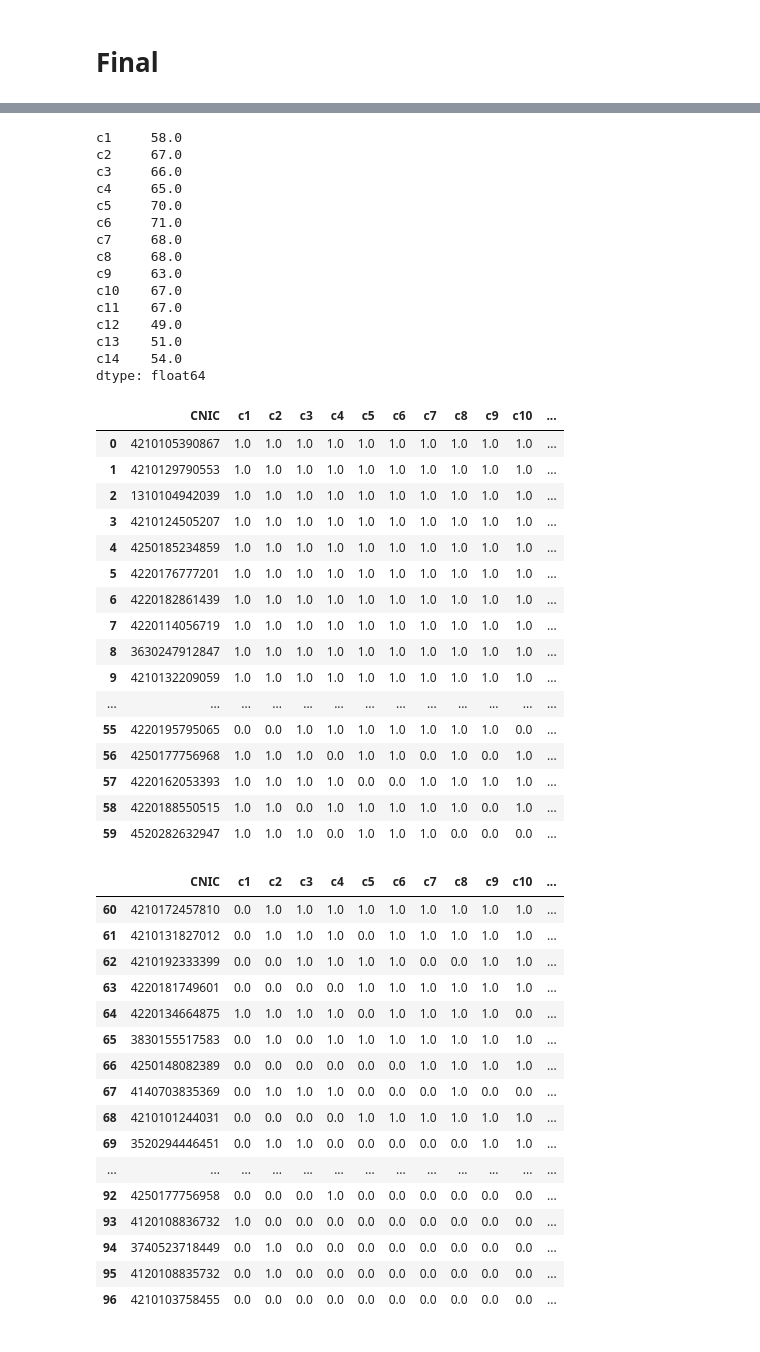
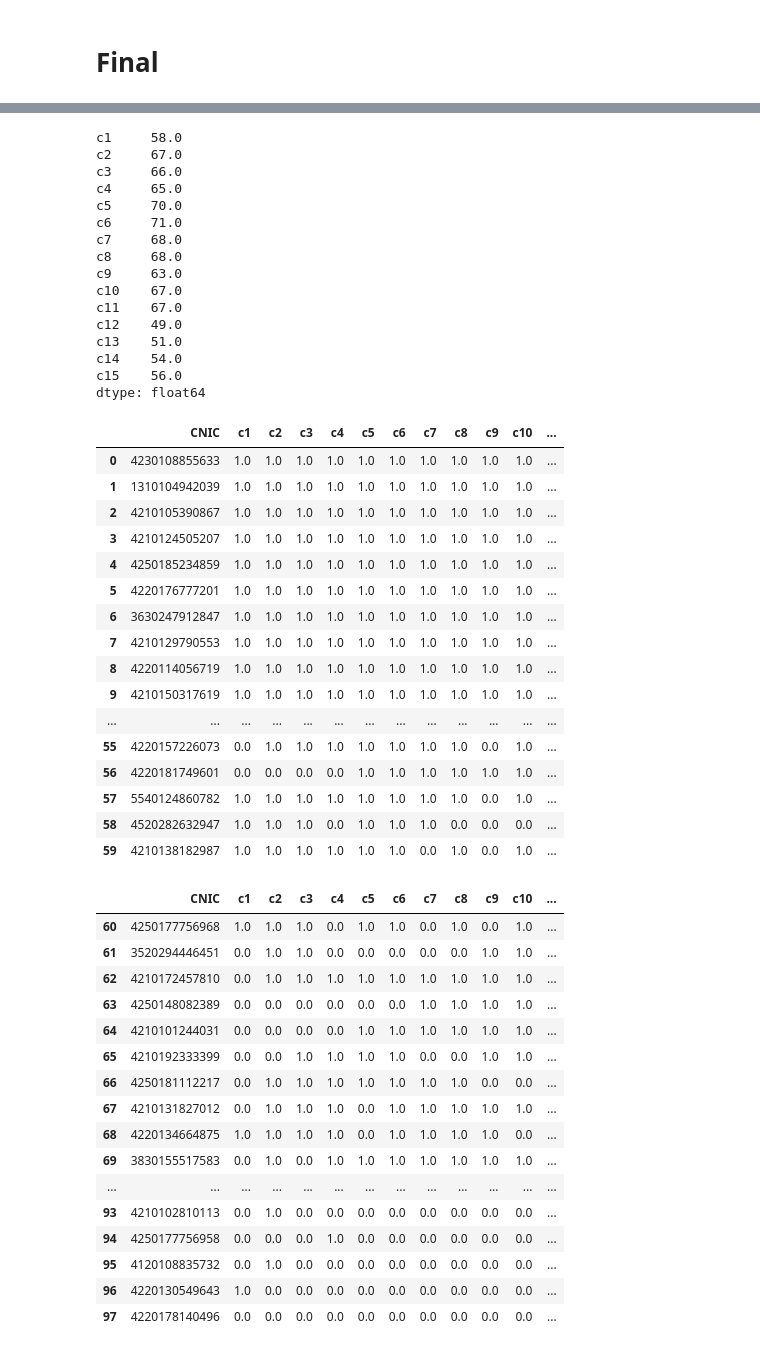
Before and after one commit to EnggQasim/NED-batch4-Python, a Jupyter notebook: attendance.ipynb, the cells around one changed output, grey strips where cells are left out. Drawn from its saved outputs; the diff is of its cells as text; code cells hidden in the pictures.

```diff
--- a/attendance.ipynb
+++ b/attendance.ipynb
@@ -2856,6 +3030,8 @@ df12, on="CNIC", how='outer'
 df13, on="CNIC", how='outer'
 ).fillna(0).merge(
 df14, on="CNIC", how='outer'
+).fillna(0).merge(
+df15, on="CNIC", how='outer'
 ).fillna(0)
 
 
@@ -2872,49 +3048,50 @@ display(df.iloc[60:,:])
 c1     58.0
 c2     67.0
 c3     66.0
 c4     65.0
 c5     70.0
 c6     71.0
 c7     68.0
 c8     68.0
 c9     63.0
 c10    67.0
 c11    67.0
 c12    49.0
 c13    51.0
 c14    54.0
+c15    56.0
 dtype: float64
 |  | CNIC | c1 | c2 | c3 | c4 | c5 | c6 | c7 | c8 | c9 | c10 | ... |
-| 0 | 4210105390867 | 1.0 | 1.0 | 1.0 | 1.0 | 1.0 | 1.0 | 1.0 | 1.0 | 1.0 | 1.0 | ... |
-| 1 | 4210129790553 | 1.0 | 1.0 | 1.0 | 1.0 | 1.0 | 1.0 | 1.0 | 1.0 | 1.0 | 1.0 | ... |
-| 2 | 1310104942039 | 1.0 | 1.0 | 1.0 | 1.0 | 1.0 | 1.0 | 1.0 | 1.0 | 1.0 | 1.0 | ... |
+| 0 | 4230108855633 | 1.0 | 1.0 | 1.0 | 1.0 | 1.0 | 1.0 | 1.0 | 1.0 | 1.0 | 1.0 | ... |
+| 1 | 1310104942039 | 1.0 | 1.0 | 1.0 | 1.0 | 1.0 | 1.0 | 1.0 | 1.0 | 1.0 | 1.0 | ... |
+| 2 | 4210105390867 | 1.0 | 1.0 | 1.0 | 1.0 | 1.0 | 1.0 | 1.0 | 1.0 | 1.0 | 1.0 | ... |
 | 3 | 4210124505207 | 1.0 | 1.0 | 1.0 | 1.0 | 1.0 | 1.0 | 1.0 | 1.0 | 1.0 | 1.0 | ... |
 | 4 | 4250185234859 | 1.0 | 1.0 | 1.0 | 1.0 | 1.0 | 1.0 | 1.0 | 1.0 | 1.0 | 1.0 | ... |
 | 5 | 4220176777201 | 1.0 | 1.0 | 1.0 | 1.0 | 1.0 | 1.0 | 1.0 | 1.0 | 1.0 | 1.0 | ... |
-| 6 | 4220182861439 | 1.0 | 1.0 | 1.0 | 1.0 | 1.0 | 1.0 | 1.0 | 1.0 | 1.0 | 1.0 | ... |
-| 7 | 4220114056719 | 1.0 | 1.0 | 1.0 | 1.0 | 1.0 | 1.0 | 1.0 | 1.0 | 1.0 | 1.0 | ... |
-| 8 | 3630247912847 | 1.0 | 1.0 | 1.0 | 1.0 | 1.0 | 1.0 | 1.0 | 1.0 | 1.0 | 1.0 | ... |
-| 9 | 4210132209059 | 1.0 | 1.0 | 1.0 | 1.0 | 1.0 | 1.0 | 1.0 | 1.0 | 1.0 | 1.0 | ... |
+| 6 | 3630247912847 | 1.0 | 1.0 | 1.0 | 1.0 | 1.0 | 1.0 | 1.0 | 1.0 | 1.0 | 1.0 | ... |
+| 7 | 4210129790553 | 1.0 | 1.0 | 1.0 | 1.0 | 1.0 | 1.0 | 1.0 | 1.0 | 1.0 | 1.0 | ... |
+| 8 | 4220114056719 | 1.0 | 1.0 | 1.0 | 1.0 | 1.0 | 1.0 | 1.0 | 1.0 | 1.0 | 1.0 | ... |
+| 9 | 4210150317619 | 1.0 | 1.0 | 1.0 | 1.0 | 1.0 | 1.0 | 1.0 | 1.0 | 1.0 | 1.0 | ... |
 | ... | ... | ... | ... | ... | ... | ... | ... | ... | ... | ... | ... | ... |
-| 55 | 4220195795065 | 0.0 | 0.0 | 1.0 | 1.0 | 1.0 | 1.0 | 1.0 | 1.0 | 1.0 | 0.0 | ... |
-| 56 | 4250177756968 | 1.0 | 1.0 | 1.0 | 0.0 | 1.0 | 1.0 | 0.0 | 1.0 | 0.0 | 1.0 | ... |
-| 57 | 4220162053393 | 1.0 | 1.0 | 1.0 | 1.0 | 0.0 | 0.0 | 1.0 | 1.0 | 1.0 | 1.0 | ... |
-| 58 | 4220188550515 | 1.0 | 1.0 | 0.0 | 1.0 | 1.0 | 1.0 | 1.0 | 1.0 | 0.0 | 1.0 | ... |
-| 59 | 4520282632947 | 1.0 | 1.0 | 1.0 | 0.0 | 1.0 | 1.0 | 1.0 | 0.0 | 0.0 | 0.0 | ... |
+| 55 | 4220157226073 | 0.0 | 1.0 | 1.0 | 1.0 | 1.0 | 1.0 | 1.0 | 1.0 | 0.0 | 1.0 | ... |
+| 56 | 4220181749601 | 0.0 | 0.0 | 0.0 | 0.0 | 1.0 | 1.0 | 1.0 | 1.0 | 1.0 | 1.0 | ... |
+| 57 | 5540124860782 | 1.0 | 1.0 | 1.0 | 1.0 | 1.0 | 1.0 | 1.0 | 1.0 | 0.0 | 1.0 | ... |
+| 58 | 4520282632947 | 1.0 | 1.0 | 1.0 | 0.0 | 1.0 | 1.0 | 1.0 | 0.0 | 0.0 | 0.0 | ... |
+| 59 | 4210138182987 | 1.0 | 1.0 | 1.0 | 1.0 | 1.0 | 1.0 | 0.0 | 1.0 | 0.0 | 1.0 | ... |
 |  | CNIC | c1 | c2 | c3 | c4 | c5 | c6 | c7 | c8 | c9 | c10 | ... |
-| 60 | 4210172457810 | 0.0 | 1.0 | 1.0 | 1.0 | 1.0 | 1.0 | 1.0 | 1.0 | 1.0 | 1.0 | ... |
-| 61 | 4210131827012 | 0.0 | 1.0 | 1.0 | 1.0 | 0.0 | 1.0 | 1.0 | 1.0 | 1.0 | 1.0 | ... |
-| 62 | 4210192333399 | 0.0 | 0.0 | 1.0 | 1.0 | 1.0 | 1.0 | 0.0 | 0.0 | 1.0 | 1.0 | ... |
-| 63 | 4220181749601 | 0.0 | 0.0 | 0.0 | 0.0 | 1.0 | 1.0 | 1.0 | 1.0 | 1.0 | 1.0 | ... |
-| 64 | 4220134664875 | 1.0 | 1.0 | 1.0 | 1.0 | 0.0 | 1.0 | 1.0 | 1.0 | 1.0 | 0.0 | ... |
-| 65 | 3830155517583 | 0.0 | 1.0 | 0.0 | 1.0 | 1.0 | 1.0 | 1.0 | 1.0 | 1.0 | 1.0 | ... |
-| 66 | 4250148082389 | 0.0 | 0.0 | 0.0 | 0.0 | 0.0 | 0.0 | 1.0 | 1.0 | 1.0 | 1.0 | ... |
-| 67 | 4140703835369 | 0.0 | 1.0 | 1.0 | 1.0 | 0.0 | 0.0 | 0.0 | 1.0 | 0.0 | 0.0 | ... |
-| 68 | 4210101244031 | 0.0 | 0.0 | 0.0 | 0.0 | 1.0 | 1.0 | 1.0 | 1.0 | 1.0 | 1.0 | ... |
-| 69 | 3520294446451 | 0.0 | 1.0 | 1.0 | 0.0 | 0.0 | 0.0 | 0.0 | 0.0 | 1.0 | 1.0 | ... |
+| 60 | 4250177756968 | 1.0 | 1.0 | 1.0 | 0.0 | 1.0 | 1.0 | 0.0 | 1.0 | 0.0 | 1.0 | ... |
+| 61 | 3520294446451 | 0.0 | 1.0 | 1.0 | 0.0 | 0.0 | 0.0 | 0.0 | 0.0 | 1.0 | 1.0 | ... |
+| 62 | 4210172457810 | 0.0 | 1.0 | 1.0 | 1.0 | 1.0 | 1.0 | 1.0 | 1.0 | 1.0 | 1.0 | ... |
+| 63 | 4250148082389 | 0.0 | 0.0 | 0.0 | 0.0 | 0.0 | 0.0 | 1.0 | 1.0 | 1.0 | 1.0 | ... |
+| 64 | 4210101244031 | 0.0 | 0.0 | 0.0 | 0.0 | 1.0 | 1.0 | 1.0 | 1.0 | 1.0 | 1.0 | ... |
+| 65 | 4210192333399 | 0.0 | 0.0 | 1.0 | 1.0 | 1.0 | 1.0 | 0.0 | 0.0 | 1.0 | 1.0 | ... |
+| 66 | 4250181112217 | 0.0 | 1.0 | 1.0 | 1.0 | 1.0 | 1.0 | 1.0 | 1.0 | 0.0 | 0.0 | ... |
+| 67 | 4210131827012 | 0.0 | 1.0 | 1.0 | 1.0 | 0.0 | 1.0 | 1.0 | 1.0 | 1.0 | 1.0 | ... |
+| 68 | 4220134664875 | 1.0 | 1.0 | 1.0 | 1.0 | 0.0 | 1.0 | 1.0 | 1.0 | 1.0 | 0.0 | ... |
+| 69 | 3830155517583 | 0.0 | 1.0 | 0.0 | 1.0 | 1.0 | 1.0 | 1.0 | 1.0 | 1.0 | 1.0 | ... |
 | ... | ... | ... | ... | ... | ... | ... | ... | ... | ... | ... | ... | ... |
-| 92 | 4250177756958 | 0.0 | 0.0 | 0.0 | 1.0 | 0.0 | 0.0 | 0.0 | 0.0 | 0.0 | 0.0 | ... |
-| 93 | 4120108836732 | 1.0 | 0.0 | 0.0 | 0.0 | 0.0 | 0.0 | 0.0 | 0.0 | 0.0 | 0.0 | ... |
-| 94 | 3740523718449 | 0.0 | 1.0 | 0.0 | 0.0 | 0.0 | 0.0 | 0.0 | 0.0 | 0.0 | 0.0 | ... |
+| 93 | 4210102810113 | 0.0 | 1.0 | 0.0 | 0.0 | 0.0 | 0.0 | 0.0 | 0.0 | 0.0 | 0.0 | ... |
+| 94 | 4250177756958 | 0.0 | 0.0 | 0.0 | 1.0 | 0.0 | 0.0 | 0.0 | 0.0 | 0.0 | 0.0 | ... |
 | 95 | 4120108835732 | 0.0 | 1.0 | 0.0 | 0.0 | 0.0 | 0.0 | 0.0 | 0.0 | 0.0 | 0.0 | ... |
-| 96 | 4210103758455 | 0.0 | 0.0 | 0.0 | 0.0 | 0.0 | 0.0 | 0.0 | 0.0 | 0.0 | 0.0 | ... |
+| 96 | 4220130549643 | 1.0 | 0.0 | 0.0 | 0.0 | 0.0 | 0.0 | 0.0 | 0.0 | 0.0 | 0.0 | ... |
+| 97 | 4220178140496 | 0.0 | 0.0 | 0.0 | 0.0 | 0.0 | 0.0 | 0.0 | 0.0 | 0.0 | 0.0 | ... |
```
Also changed, not shown: parts of 18 cells of this notebook, 1 other file.
